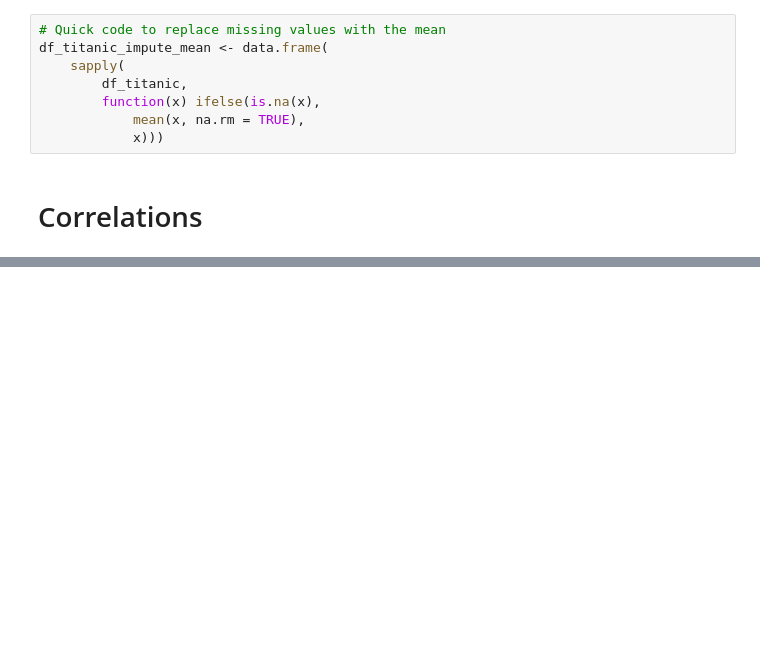
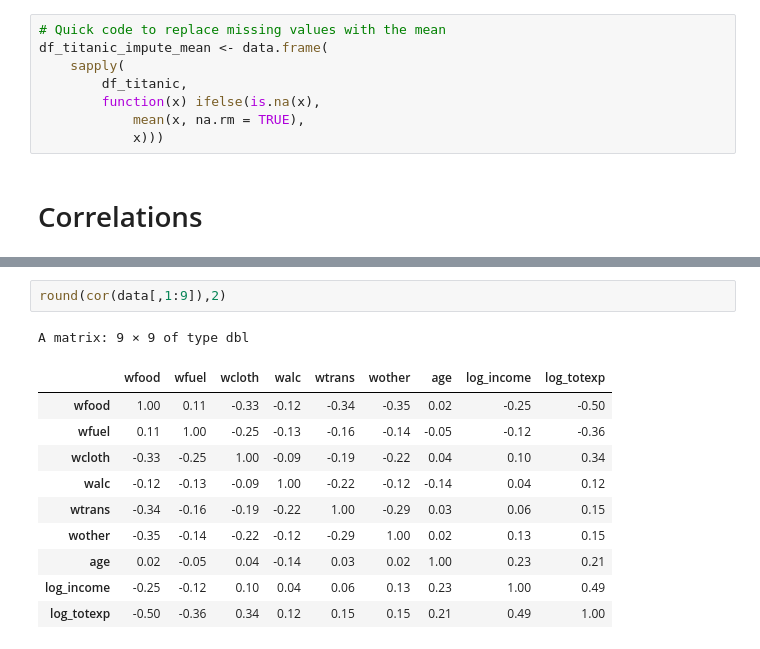
Before and after one commit to creyesp/r-course, a Jupyter notebook: notebooks/tidyr.ipynb, the cells around one changed output, grey strips where cells are left out. Cells and saved outputs as stored; diff of their text form; blank space fills up the shorter version.

```diff
--- a/notebooks/tidyr.ipynb
+++ b/notebooks/tidyr.ipynb
@@ -107,0 +148,14 @@ ERROR: Error in filter(income < 500): object 'income' not found
+# %%
+round(cor(data[,1:9]),2)
+# %% [output]
+A matrix: 9 × 9 of type dbl
+|  | wfood | wfuel | wcloth | walc | wtrans | wother | age | log_income | log_totexp |
+| wfood | 1.00 | 0.11 | -0.33 | -0.12 | -0.34 | -0.35 | 0.02 | -0.25 | -0.50 |
+| wfuel | 0.11 | 1.00 | -0.25 | -0.13 | -0.16 | -0.14 | -0.05 | -0.12 | -0.36 |
+| wcloth | -0.33 | -0.25 | 1.00 | -0.09 | -0.19 | -0.22 | 0.04 | 0.10 | 0.34 |
+| walc | -0.12 | -0.13 | -0.09 | 1.00 | -0.22 | -0.12 | -0.14 | 0.04 | 0.12 |
+| wtrans | -0.34 | -0.16 | -0.19 | -0.22 | 1.00 | -0.29 | 0.03 | 0.06 | 0.15 |
+| wother | -0.35 | -0.14 | -0.22 | -0.12 | -0.29 | 1.00 | 0.02 | 0.13 | 0.15 |
+| age | 0.02 | -0.05 | 0.04 | -0.14 | 0.03 | 0.02 | 1.00 | 0.23 | 0.21 |
+| log_income | -0.25 | -0.12 | 0.10 | 0.04 | 0.06 | 0.13 | 0.23 | 1.00 | 0.49 |
+| log_totexp | -0.50 | -0.36 | 0.34 | 0.12 | 0.15 | 0.15 | 0.21 | 0.49 | 1.00 |
```
Also changed, not shown: parts of 13 cells of this notebook, 4 other files.
